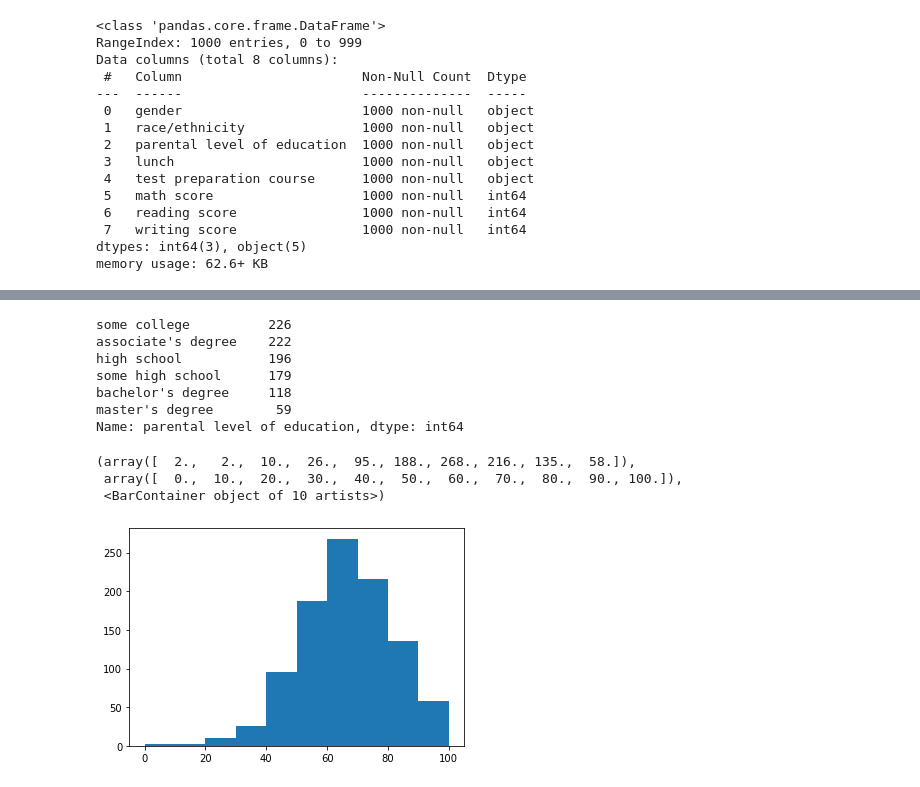
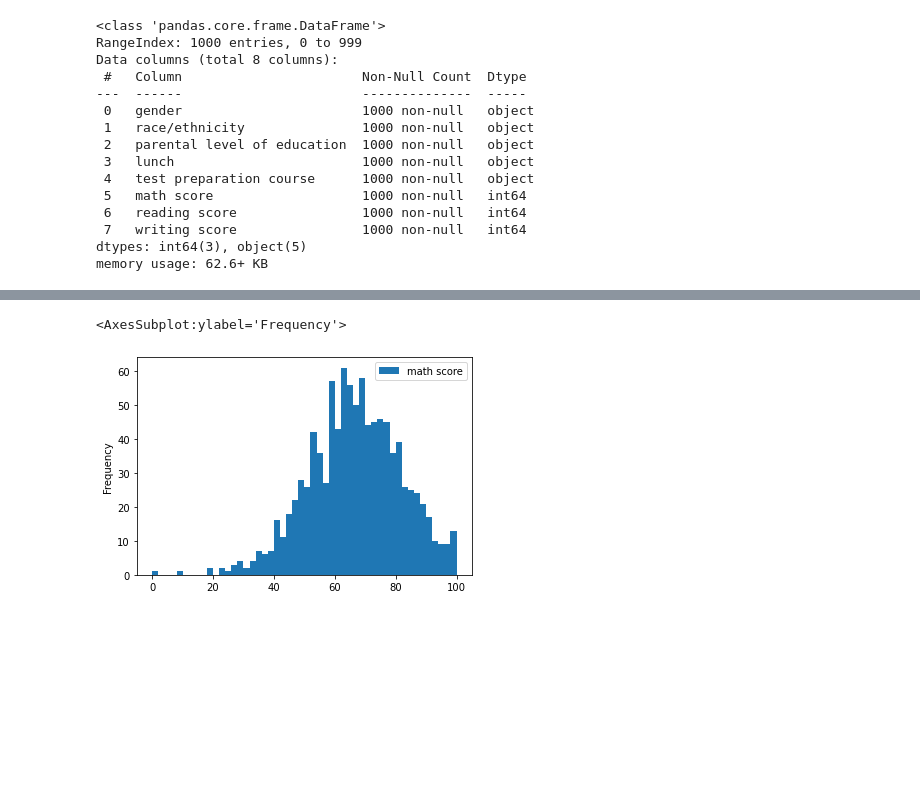
Before and after one commit to SaeifEdd/Math-score-prediction, a Jupyter notebook: Untitled.ipynb, the cells around one changed output, grey strips where cells are left out. Saved outputs shown, nothing was run; the diff lists cells and outputs as text; code cells hidden in the pictures; blank space fills up the shorter version.

```diff
--- a/Untitled.ipynb
+++ b/Untitled.ipynb
@@ -85,17 +102,5 @@ data.groupby(['parental level of education']).mean(['math score'])
 # %%
-data['parental level of education'].value_counts()
+copy_df.plot(kind = 'hist', y = 'math score', bins = 50, range = (0,100))
 # %% [output]
-some college          226
-associate's degree    222
-high school           196
-some high school      179
-bachelor's degree     118
-master's degree        59
-Name: parental level of education, dtype: int64
+<AxesSubplot:ylabel='Frequency'>
+[figure, added]
-# %%
-plt.hist(data['math score'])
-# %% [output]
-(array([  2.,   2.,  10.,  26.,  95., 188., 268., 216., 135.,  58.]),
- array([  0.,  10.,  20.,  30.,  40.,  50.,  60.,  70.,  80.,  90., 100.]),
- <BarContainer object of 10 artists>)
-[figure, removed]
```
Also changed, not shown: parts of 27 cells of this notebook.
